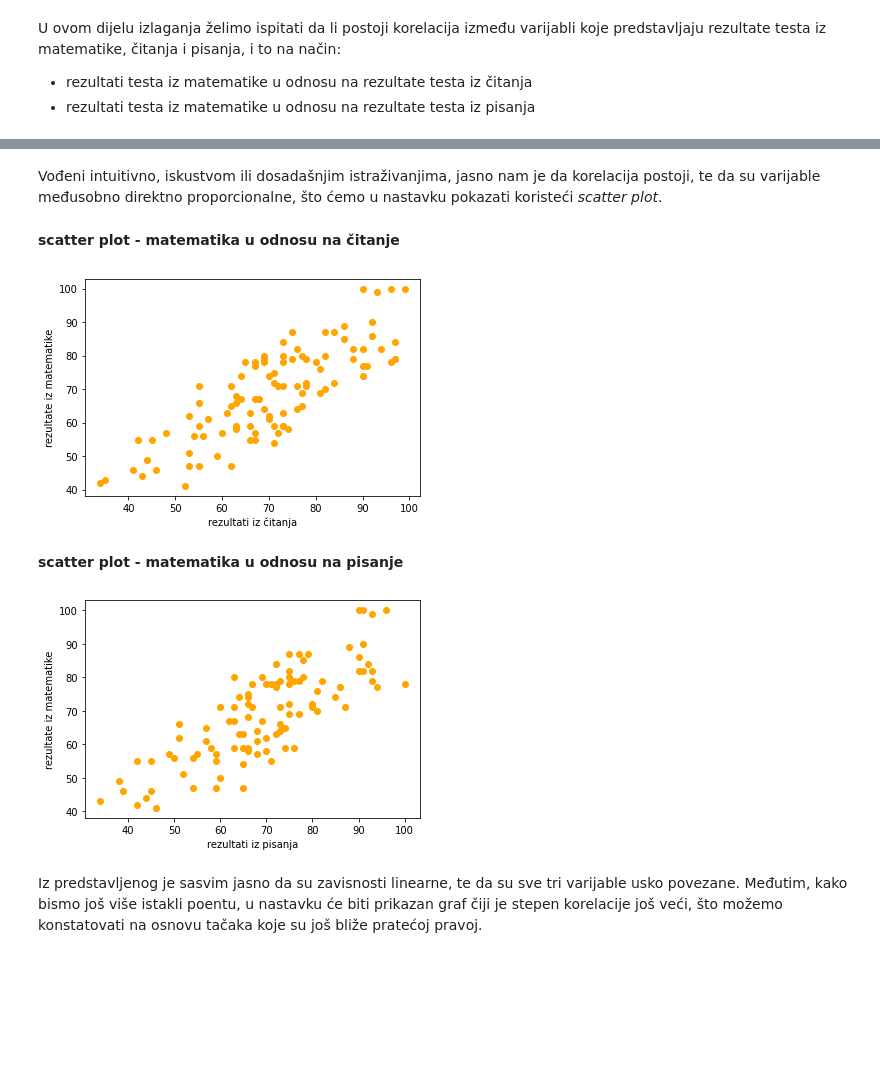
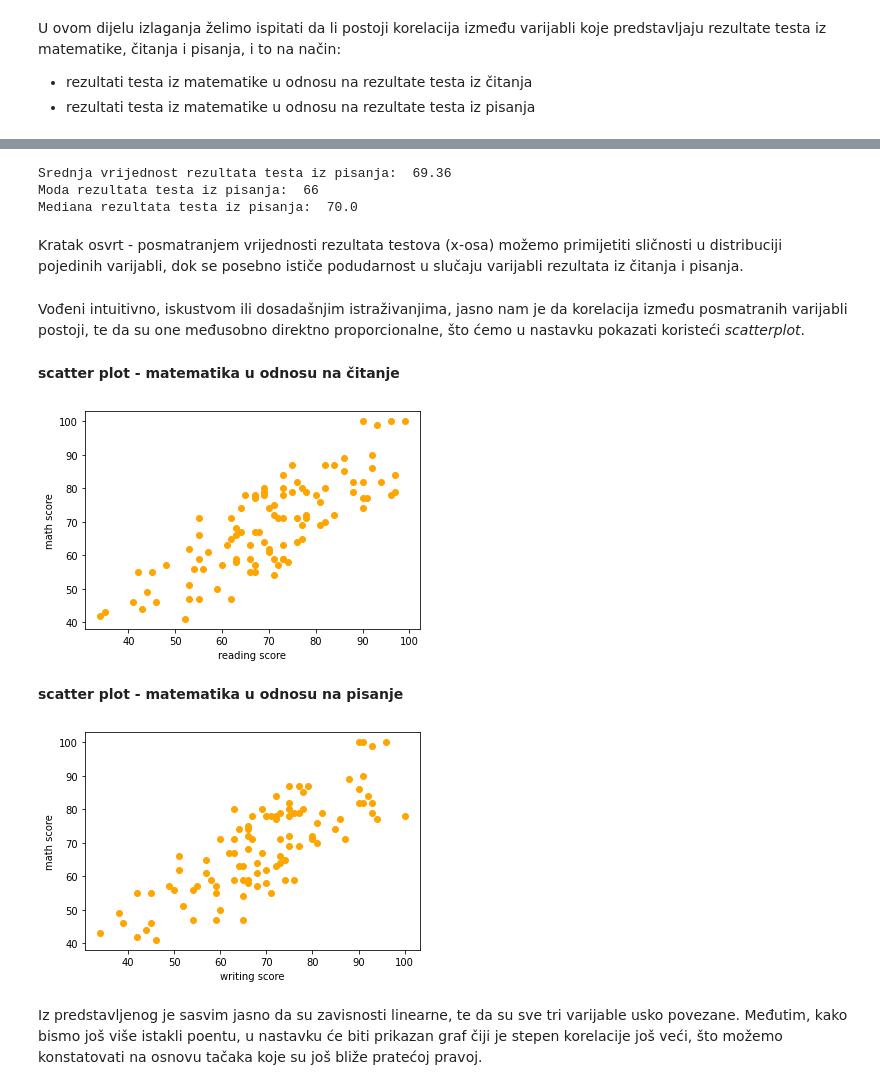
Before and after one commit to kanitakadusic/student-performance-prediction, a Jupyter notebook: colab.ipynb, the cells around one changed output, grey strips where cells are left out. Saved outputs shown, nothing was run; the diff lists cells and outputs as text; code cells hidden in the pictures; blank space fills up the shorter version.

```diff
--- a/colab.ipynb
+++ b/colab.ipynb
@@ -54,17 +239,32 @@ U ovom dijelu izlaganja želimo ispitati da li postoji korelacija između varija
+# %%
+srednja_vrijednost = statistics.mean(writing)
+print("Srednja vrijednost rezultata testa iz pisanja: ", srednja_vrijednost)
+
+moda = statistics.mode(writing)
+print("Moda rezultata testa iz pisanja: ", moda)
+
+mediana = statistics.median(writing)
+print("Mediana rezultata testa iz pisanja: ", mediana)
+# %% [output]
+Srednja vrijednost rezultata testa iz pisanja:  69.36
+Moda rezultata testa iz pisanja:  66
+Mediana rezultata testa iz pisanja:  70.0
+# %% [markdown]
+Kratak osvrt - posmatranjem vrijednosti rezultata testova (x-osa) možemo primijetiti sličnosti u distribuciji pojedinih varijabli, dok se posebno ističe podudarnost u slučaju varijabli rezultata iz čitanja i pisanja.
 # %% [markdown]
-Vođeni intuitivno, iskustvom ili dosadašnjim istraživanjima, jasno nam je da korelacija postoji, te da su varijable međusobno direktno proporcionalne, što ćemo u nastavku pokazati koristeći *scatter plot*.
+Vođeni intuitivno, iskustvom ili dosadašnjim istraživanjima, jasno nam je da korelacija između posmatranih varijabli postoji, te da su one međusobno direktno proporcionalne, što ćemo u nastavku pokazati koristeći *scatterplot*.
 # %% [markdown]
 **scatter plot - matematika u odnosu na čitanje**
 # %%
 reading = dataframe_medium['reading score']
 math = dataframe_medium['math score']
 
 plot.scatter(reading, math, color = 'orange')
-plot.xlabel('rezultati iz čitanja')
-plot.ylabel('rezultate iz matematike')
+plot.xlabel('reading score')
+plot.ylabel('math score')
 plot.show()
 # %% [output]
-[figure, old version]
+[figure, new version]
 # %% [markdown]
 **scatter plot - matematika u odnosu na pisanje**
 # %%
@@ -72,11 +272,11 @@ writing = dataframe_medium['writing score']
 math = dataframe_medium['math score']
 
 plot.scatter(writing, math, color = 'orange')
-plot.xlabel('rezultati iz pisanja')
-plot.ylabel('rezultate iz matematike')
+plot.xlabel('writing score')
+plot.ylabel('math score')
 plot.show()
 # %% [output]
-[figure, old version]
+[figure, new version]
 # %% [markdown]
 Iz predstavljenog je sasvim jasno da su zavisnosti linearne, te da su sve tri varijable usko povezane. Međutim, kako bismo još više istakli poentu, u nastavku će biti prikazan graf čiji je stepen korelacije još veći, što možemo konstatovati na osnovu tačaka koje su još bliže pratećoj pravoj.
 # %% [markdown]
```
Also changed, not shown: parts of 42 cells of this notebook.
